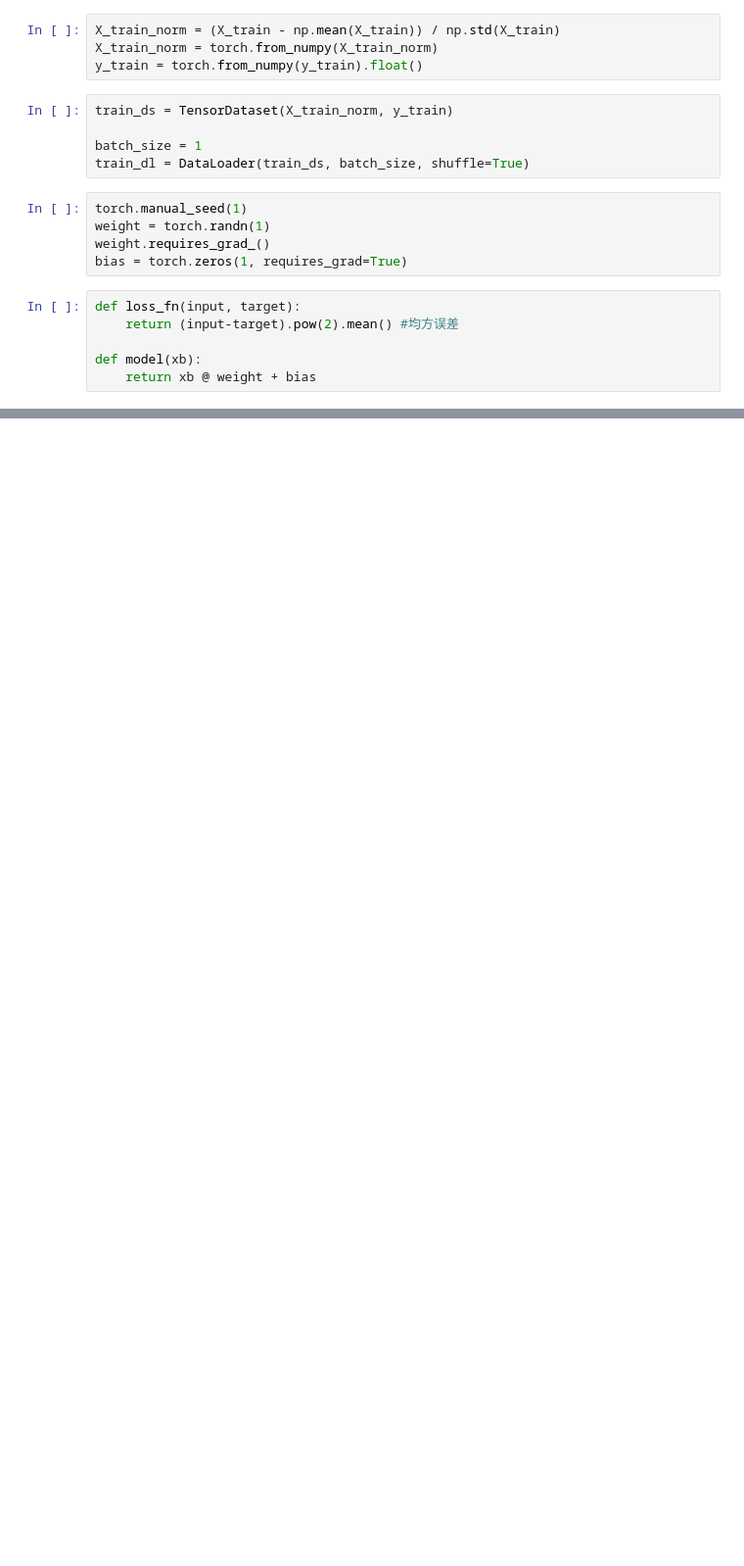
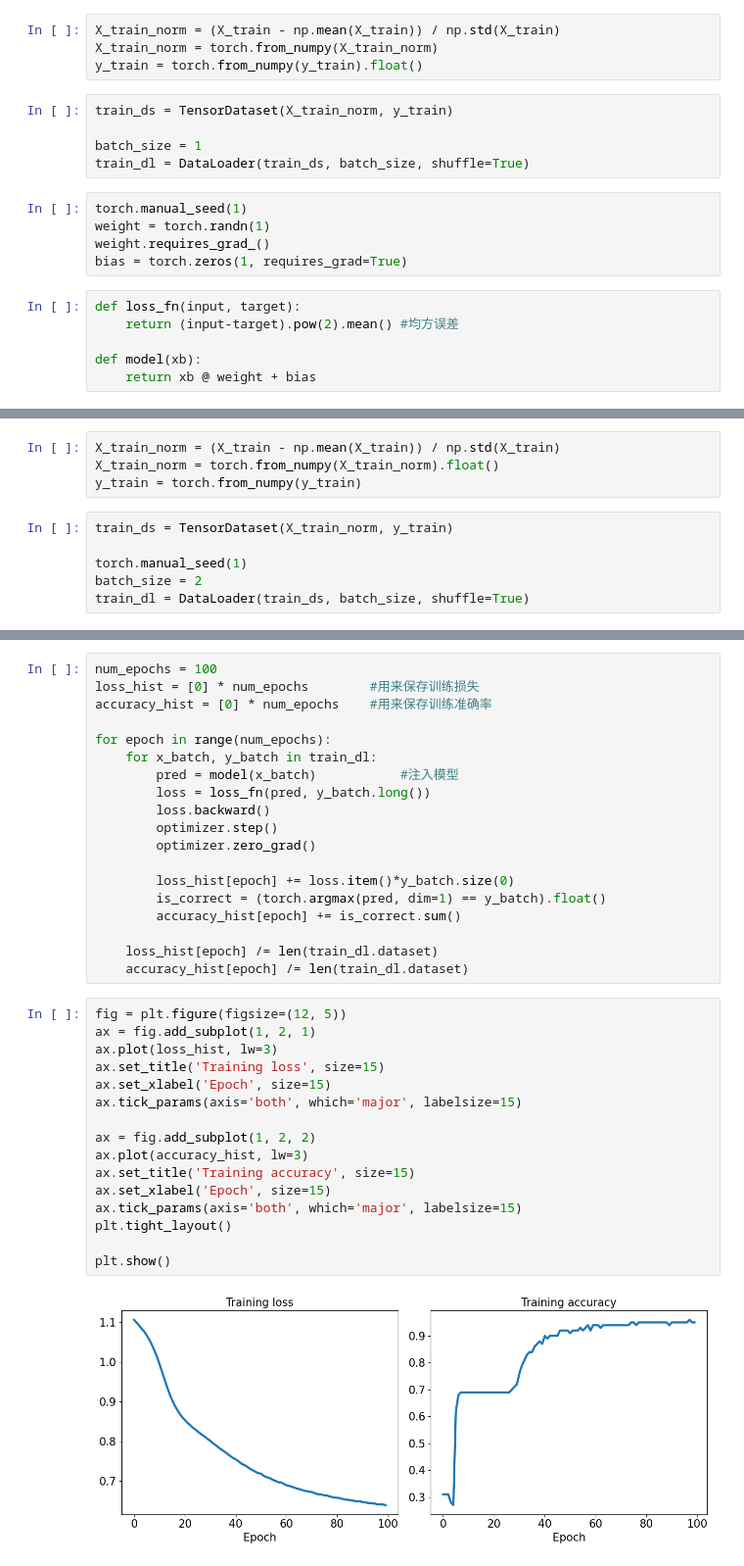
Before and after one commit to LeoWang974/PytorchStudy, a Jupyter notebook: mlBook/ch12/ch12Part2.ipynb, the cells around one changed output, grey strips where cells are left out. Shown at 98% size. Cells and saved outputs as stored; diff of their text form; blank space fills up the shorter version.

```diff
--- a/mlBook/ch12/ch12Part2.ipynb
+++ b/mlBook/ch12/ch12Part2.ipynb
@@ -115,0 +196,10 @@ Final Parameters: 2.7061362266540527 4.968233108520508
+# %%
+X_train_norm = (X_train - np.mean(X_train)) / np.std(X_train)
+X_train_norm = torch.from_numpy(X_train_norm).float()
+y_train = torch.from_numpy(y_train)
+# %%
+train_ds = TensorDataset(X_train_norm, y_train)
+
+torch.manual_seed(1)
+batch_size = 2
+train_dl = DataLoader(train_ds, batch_size, shuffle=True)
@@ -115,0 +231,37 @@ Final Parameters: 2.7061362266540527 4.968233108520508
+# %%
+num_epochs = 100
+loss_hist = [0] * num_epochs        #用来保存训练损失
+accuracy_hist = [0] * num_epochs    #用来保存训练准确率
+
+for epoch in range(num_epochs):
+    for x_batch, y_batch in train_dl:
+        pred = model(x_batch)           #注入模型
+        loss = loss_fn(pred, y_batch.long())
+        loss.backward()
+        optimizer.step()
+        optimizer.zero_grad()
+
+        loss_hist[epoch] += loss.item()*y_batch.size(0)
+        is_correct = (torch.argmax(pred, dim=1) == y_batch).float()
+        accuracy_hist[epoch] += is_correct.sum()
+
+    loss_hist[epoch] /= len(train_dl.dataset)
+    accuracy_hist[epoch] /= len(train_dl.dataset)
+# %%
+fig = plt.figure(figsize=(12, 5))
+ax = fig.add_subplot(1, 2, 1)
+ax.plot(loss_hist, lw=3)
+ax.set_title('Training loss', size=15)
+ax.set_xlabel('Epoch', size=15)
+ax.tick_params(axis='both', which='major', labelsize=15)
+
+ax = fig.add_subplot(1, 2, 2)
+ax.plot(accuracy_hist, lw=3)
+ax.set_title('Training accuracy', size=15)
+ax.set_xlabel('Epoch', size=15)
+ax.tick_params(axis='both', which='major', labelsize=15)
+plt.tight_layout()
+
+plt.show()
+# %% [output]
+[figure, added]
```
Also changed, not shown: parts of 27 cells of this notebook, 30 other files.
